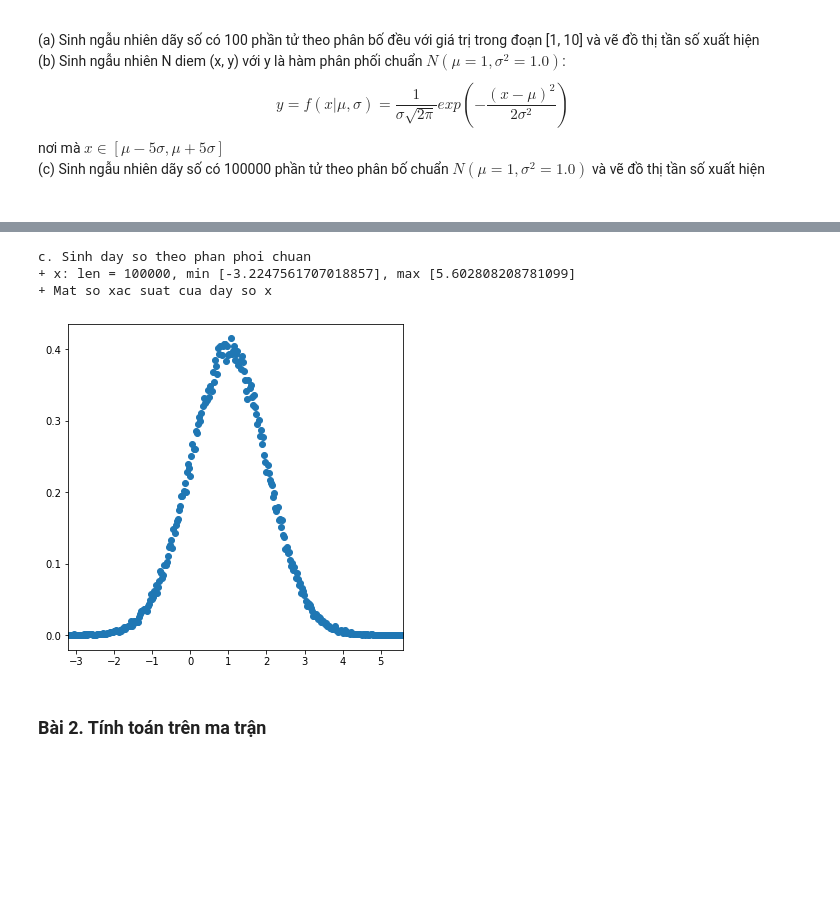
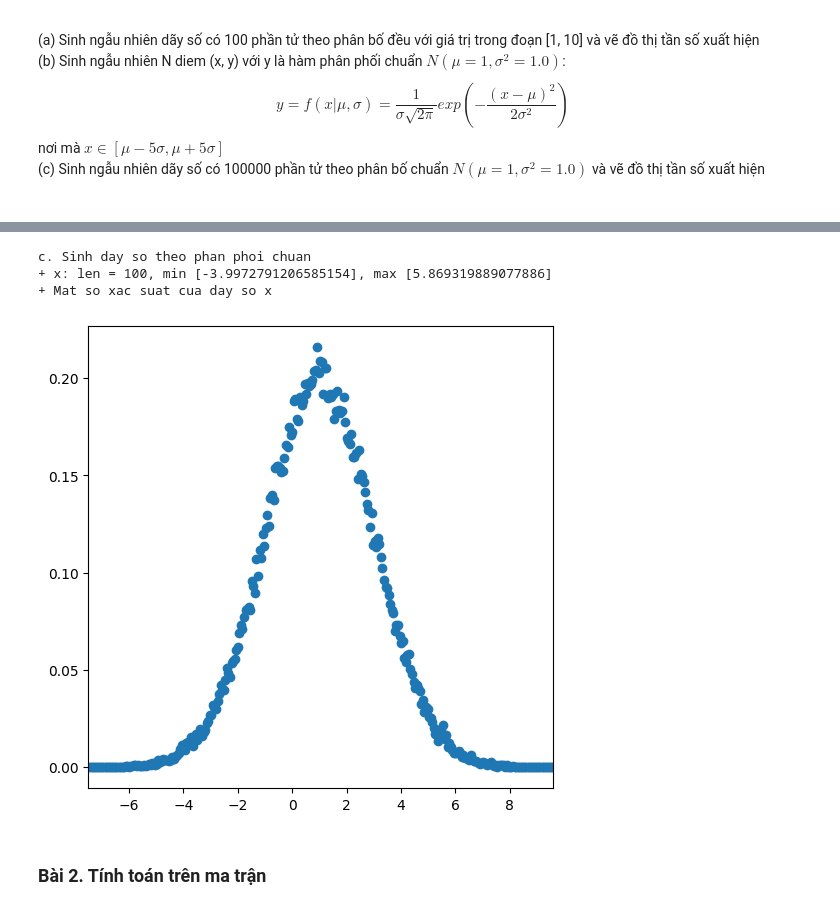
Before and after one commit to Toan510/sgu25_data_analytics, a Jupyter notebook: exerciese/DAO2/04_exercise_02.ipynb, the cells around one changed output, grey strips where cells are left out. Saved outputs shown, nothing was run; the diff lists cells and outputs as text; code cells hidden in the pictures; blank space fills up the shorter version.

```diff
--- a/exerciese/DAO2/04_exercise_02.ipynb
+++ b/exerciese/DAO2/04_exercise_02.ipynb
@@ -170,7 +173,12 @@ a. Sinh ngẫu nhiên theo phân bố đều
 """ CÁC BẠN LÀM BÀI Ở ĐÂY """
 # Sử dụm hàm np.random.rand() sinh số ngẫu nhiên trong [0,1) --> [0,1) * (b - a) + a --> [a, b)
 # Sử dụng hàm sau để tính hàm xác suất chuẩn N(m, s): np.sqrt, np.exp
-# ...
+
+x_min, x_max = -4, 6
+N = 100
+m, s = 1, 2
+x = np.random.rand(N) * (x_max - x_min) + x_min  # Sinh ngau nhien N so thuc trong khoang [x_min, x_max]
+y = (1 / (s * np.sqrt(2 * np.pi))) * np.exp(-0.5 * ((x - m) / s) ** 2)  # Tinh ham phan phoi chuan N(m, s)
 
 print("b. Sinh cặp (x, y) với y làm hàm phân phối chuẩn")
 print(f"+ x: {x_min} <= min [{np.min(x): .2f}] <= max [{np.max(x): .2f}] <= {x_max}")
@@ -187,21 +195,28 @@ b. Sinh cặp (x, y) với y làm hàm phân phối chuẩn
 # %%
 """ CÁC BẠN LÀM BÀI Ở ĐÂY """
 # Sử dụng hàm np.random.randn() sinh phân phối chuẩn N(0,1) --> N(m,s^2) = m + N(0,1) * s
 # Sử dụng hàm np.histogram với density=True để thống kê số lần xuất hiện với số bins = 300 (do dãy số thực)
-# ...
+# Sinh ngẫu nhiên 1000 số theo phân phối chuẩn N(1, 4)
+data = np.random.randn(100000) * s + m
+
+# Thống kê số lần xuất hiện với số bins = 300
+cnt, val = np.histogram(data, bins=300, density=True)
+
+# Tính trung tâm của các bins
+val = (val[:-1] + val[1:]) / 2  # Trung tâm của các bins
 
 print( "c. Sinh day so theo phan phoi chuan")
 print(f"+ x: len = {len(x)}, min [{np.min(x)}], max [{np.max(x)}]")
 print(f"+ Mat so xac suat cua day so x")
 plt.figure(figsize=(6,6))      # kich thuoc ban ve
 plt.xlim(np.min(val), np.max(val))
 plt.scatter(val, cnt)
 plt.show()
 # %% [output]
 c. Sinh day so theo phan phoi chuan
-+ x: len = 100000, min [-3.2247561707018857], max [5.602808208781099]
++ x: len = 100, min [-3.9972791206585154], max [5.869319889077886]
 + Mat so xac suat cua day so x
-[figure, old version]
+[figure, new version]
 # %% [markdown]
 ### Bài 2. Tính toán trên ma trận
 # %% [markdown]
```
Also changed, not shown: parts of 2 cells of this notebook.
